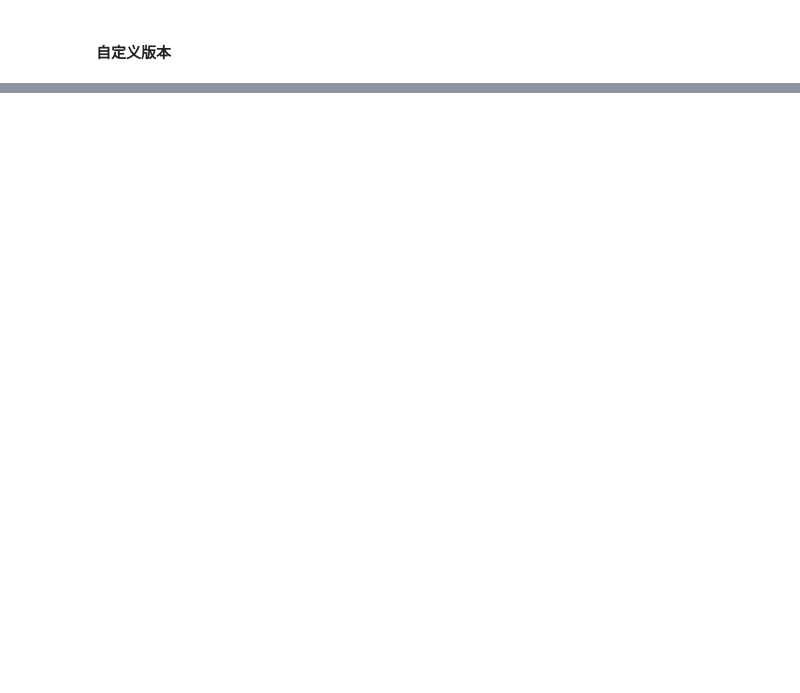
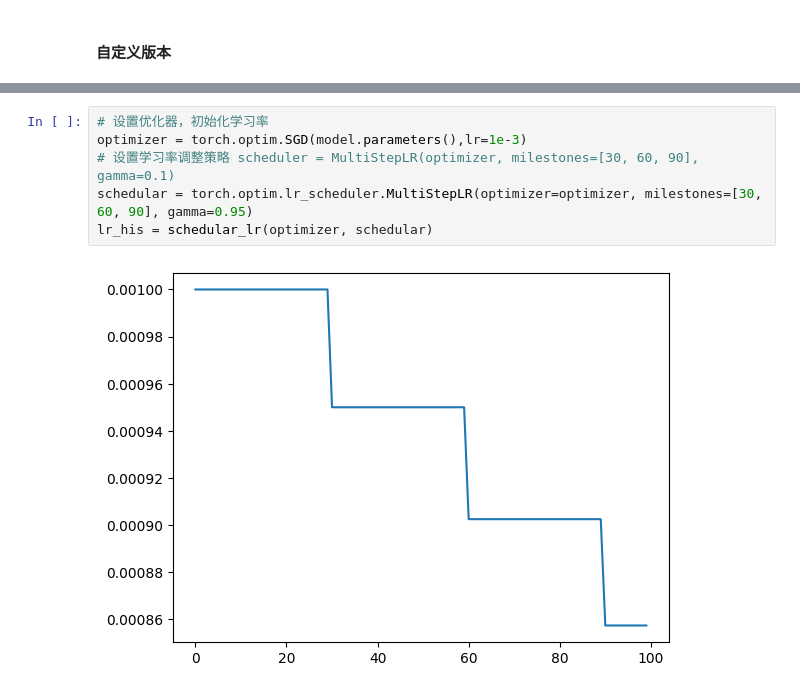
Before and after one commit to werwolves/learning_pytorch, a Jupyter notebook: PyTorch_Tutorial-master/Code/5_学习率调整策略举例/3-自定义学习率.ipynb, the cells around one changed output, grey strips where cells are left out. Cells and saved outputs as stored; diff of their text form; blank space fills up the shorter version.

```diff
--- a/PyTorch_Tutorial-master/Code/5_学习率调整策略举例/3-自定义学习率.ipynb
+++ b/PyTorch_Tutorial-master/Code/5_学习率调整策略举例/3-自定义学习率.ipynb
@@ -72,0 +73,8 @@ lr_his = schedular_lr(optimizer, schedular)
+# %%
+# 设置优化器，初始化学习率
+optimizer = torch.optim.SGD(model.parameters(),lr=1e-3)
+# 设置学习率调整策略 scheduler = MultiStepLR(optimizer, milestones=[30, 60, 90], gamma=0.1)
+schedular = torch.optim.lr_scheduler.MultiStepLR(optimizer=optimizer, milestones=[30, 60, 90], gamma=0.95)
+lr_his = schedular_lr(optimizer, schedular)
+# %% [output]
+[figure, added]
```
Also changed, not shown: parts of 5 cells of this notebook, 1 other file.
